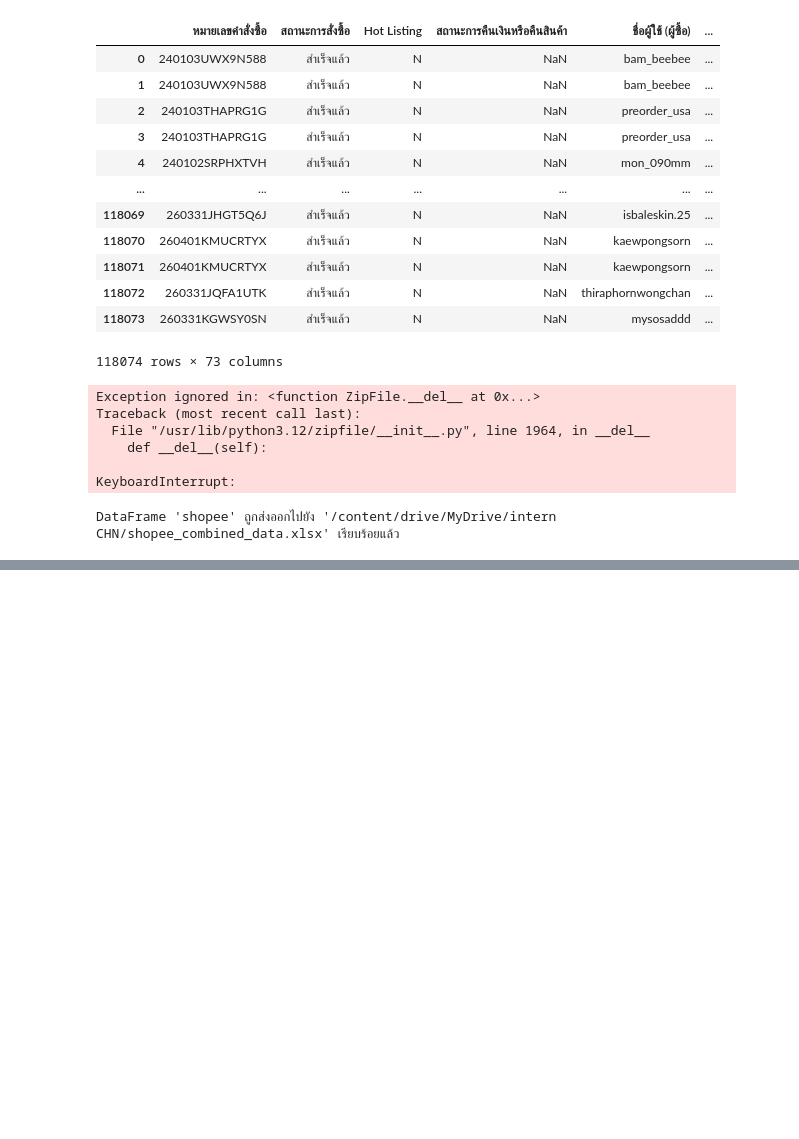
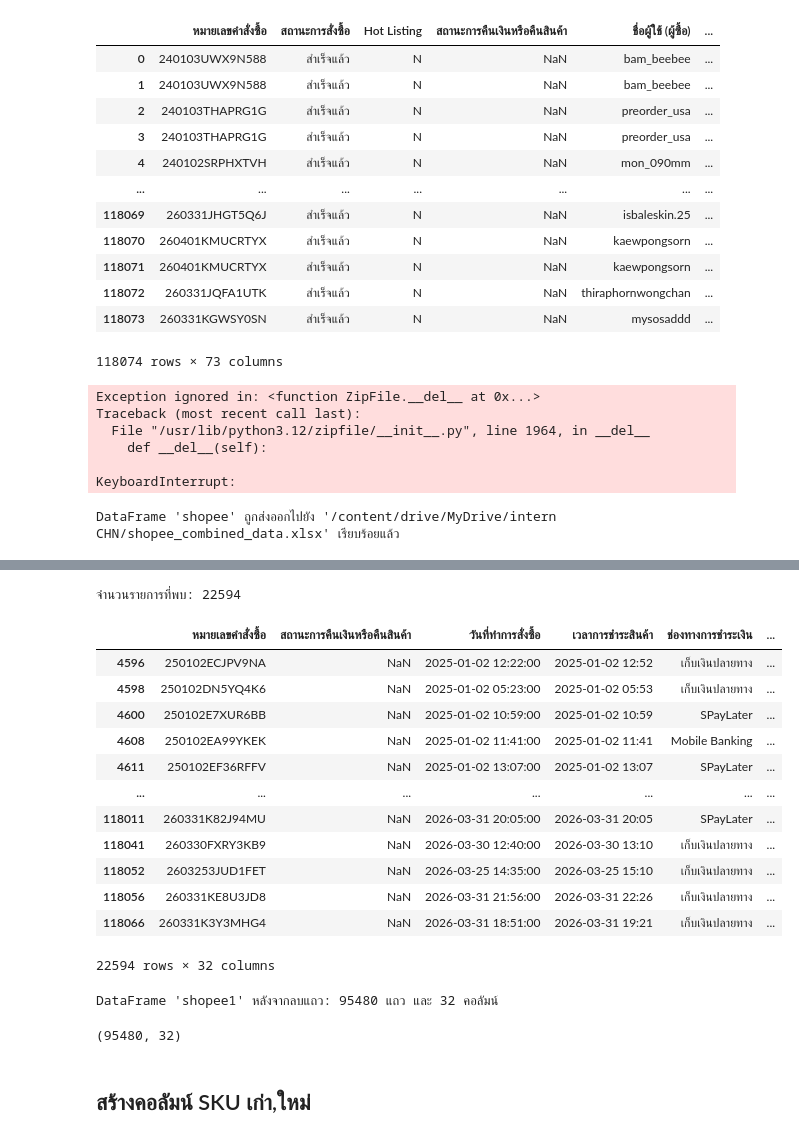
Before and after one commit to bugsotim/INTERNSHIP_CN_2026, a Jupyter notebook: shopee.ipynb, the cells around one changed output, grey strips where cells are left out. Saved outputs shown, nothing was run; the diff lists cells and outputs as text; code cells hidden in the pictures; blank space fills up the shorter version.

```diff
--- a/shopee.ipynb
+++ b/shopee.ipynb
@@ -332,0 +339,60 @@ shopee1
+# %%
+import re
+
+# Define the keywords to search for
+keywords_to_search = [
+    '[ของแถม]',
+    '[สินค้าแถม ห้ามกดสั่งซื้อ]'
+]
+
+# Escape special characters in each keyword for regex and join them with '|'
+escaped_keywords_for_filter = [re.escape(k) for k in keywords_to_search]
+pattern_for_filter = '|'.join(escaped_keywords_for_filter)
+
+# Filter the DataFrame
+filtered_items = shopee1[shopee1['ชื่อสินค้า'].str.contains(pattern_for_filter, na=False, regex=True)]
+
+print(f"จำนวนรายการที่พบ: {len(filtered_items)}")
+# Display the filtered DataFrame
+filtered_items
+# %% [output]
+จำนวนรายการที่พบ: 22594
+|  | หมายเลขคำสั่งซื้อ | สถานะการคืนเงินหรือคืนสินค้า | วันที่ทำการสั่งซื้อ | เวลาการชำระสินค้า | ช่องทางการชำระเงิน | ... |
+| 4596 | 250102ECJPV9NA | NaN | 2025-01-02 12:22:00 | 2025-01-02 12:52 | เก็บเงินปลายทาง | ... |
+| 4598 | 250102DN5YQ4K6 | NaN | 2025-01-02 05:23:00 | 2025-01-02 05:53 | เก็บเงินปลายทาง | ... |
+| 4600 | 250102E7XUR6BB | NaN | 2025-01-02 10:59:00 | 2025-01-02 10:59 | SPayLater | ... |
+| 4608 | 250102EA99YKEK | NaN | 2025-01-02 11:41:00 | 2025-01-02 11:41 | Mobile Banking | ... |
+| 4611 | 250102EF36RFFV | NaN | 2025-01-02 13:07:00 | 2025-01-02 13:07 | SPayLater | ... |
+| ... | ... | ... | ... | ... | ... | ... |
+| 118011 | 260331K82J94MU | NaN | 2026-03-31 20:05:00 | 2026-03-31 20:05 | SPayLater | ... |
+| 118041 | 260330FXRY3KB9 | NaN | 2026-03-30 12:40:00 | 2026-03-30 13:10 | เก็บเงินปลายทาง | ... |
+| 118052 | 2603253JUD1FET | NaN | 2026-03-25 14:35:00 | 2026-03-25 15:10 | เก็บเงินปลายทาง | ... |
+| 118056 | 260331KE8U3JD8 | NaN | 2026-03-31 21:56:00 | 2026-03-31 22:26 | เก็บเงินปลายทาง | ... |
+| 118066 | 260331K3Y3MHG4 | NaN | 2026-03-31 18:51:00 | 2026-03-31 19:21 | เก็บเงินปลายทาง | ... |
+22594 rows × 32 columns
+# %%
+import re
+
+# Define the keywords to remove
+keywords_to_remove = [
+    '[ของแถม]',
+    '[สินค้าแถม ห้ามกดสั่งซื้อ]'
+]
+
+# Escape special characters in each keyword for regex and join them with '|'
+escaped_keywords_for_removal = [re.escape(k) for k in keywords_to_remove]
+pattern_for_removal = '|'.join(escaped_keywords_for_removal);
+
+# Create a boolean mask for rows that contain any of the keywords
+# The '~' operator negates the mask, selecting rows that do NOT contain the keywords
+shopee1 = shopee1[~shopee1['ชื่อสินค้า'].str.contains(pattern_for_removal, na=False, regex=True)];
+
+print(f"DataFrame 'shopee1' หลังจากลบแถว: {shopee1.shape[0]} แถว และ {shopee1.shape[1]} คอลัมน์")
+# %% [output]
+DataFrame 'shopee1' หลังจากลบแถว: 95480 แถว และ 32 คอลัมน์
+# %%
+shopee1.shape
+# %% [output]
+(95480, 32)
+# %% [markdown]
+## สร้างคอลัมน์ SKU เก่า,ใหม่
```
Also changed, not shown: parts of 22 cells of this notebook.
